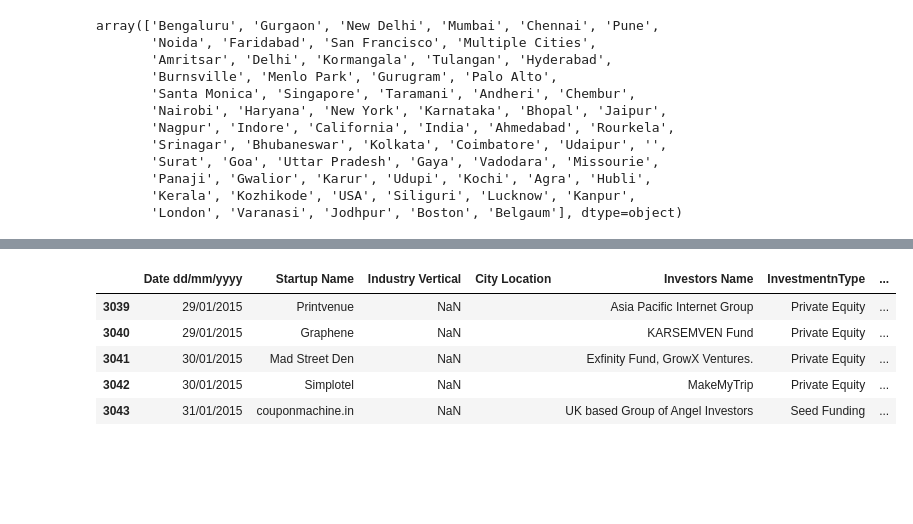
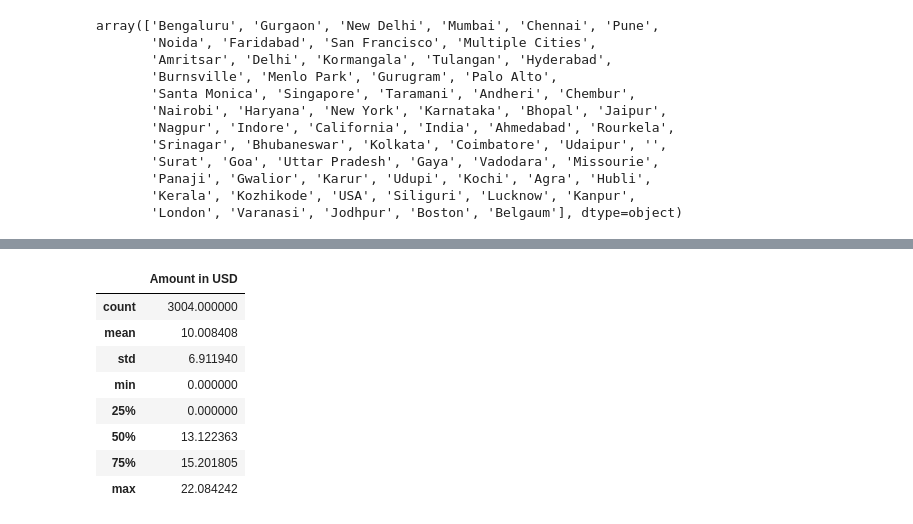
Before and after one commit to Hitstar53/BAP-Practicals, a Jupyter notebook: Exp2/exp2.ipynb, the cells around one changed output, grey strips where cells are left out. Drawn from its saved outputs; the diff is of its cells as text; code cells hidden in the pictures; blank space fills up the shorter version.

```diff
--- a/Exp2/exp2.ipynb
+++ b/Exp2/exp2.ipynb
@@ -106,0 +239,4 @@ plt.show()
+# %%
+# reset index
+df.reset_index(drop=True, inplace=True)
+df.tail()
@@ -106,0 +250,6 @@ plt.show()
+# %%
+# randomly fill NaN values in location column with either Bengaluru, Mumbai, New Delhi
+df["Location"].fillna(pd.Series(np.random.choice(["Bengaluru", "Mumbai", "New Delhi"], size=len(df.index))), inplace=True)
+# fill NaN values in Industry Vertical column with Unknown
+df["Industry Vertical"].fillna("Unknown", inplace=True)
+df.tail()
@@ -106,0 +263,8 @@ plt.show()
+# %%
+# fill NaN values in Investors Name column with Unknown
+df["Investors Name"].fillna("Unknown", inplace=True)
+# randomly fill NaN values in Investment Type column with either Seed Funding or Private Equity
+df["InvestmentnType"].fillna(pd.Series(np.random.choice(["Seed Funding", "Private Equity"], size=len(df.index))), inplace=True)
+# fill nan values in Amount in USD column with undisclosed
+df["Amount in USD"].fillna("undisclosed", inplace=True)
+df.tail()
@@ -106,0 +290,7 @@ plt.show()
+# %%
+# transform variables using log transformation
+df["Amount in USD"] = df["Amount in USD"].str.replace(r",", "", regex=True)
+df["Amount in USD"] = df["Amount in USD"].str.replace(r"undisclosed", "1", regex=True)
+df["Amount in USD"] = df["Amount in USD"].astype("float64")
+df["Amount in USD"] = np.log(df["Amount in USD"])
+df.head()
@@ -107,9 +310,12 @@ plt.show()
 # %%
-df.tail()
+df.describe()
 # %% [output]
-|  | Date dd/mm/yyyy | Startup Name | Industry Vertical | City Location | Investors Name | InvestmentnType | ... |
-| 3039 | 29/01/2015 | Printvenue | NaN |  | Asia Pacific Internet Group | Private Equity | ... |
-| 3040 | 29/01/2015 | Graphene | NaN |  | KARSEMVEN Fund | Private Equity | ... |
-| 3041 | 30/01/2015 | Mad Street Den | NaN |  | Exfinity Fund, GrowX Ventures. | Private Equity | ... |
-| 3042 | 30/01/2015 | Simplotel | NaN |  | MakeMyTrip | Private Equity | ... |
-| 3043 | 31/01/2015 | couponmachine.in | NaN |  | UK based Group of Angel Investors | Seed Funding | ... |
+|  | Amount in USD |
+| count | 3004.000000 |
+| mean | 10.008408 |
+| std | 6.911940 |
+| min | 0.000000 |
+| 25% | 0.000000 |
+| 50% | 13.122363 |
+| 75% | 15.201805 |
+| max | 22.084242 |
```
Also changed, not shown: parts of 24 cells of this notebook, 3 other files.
